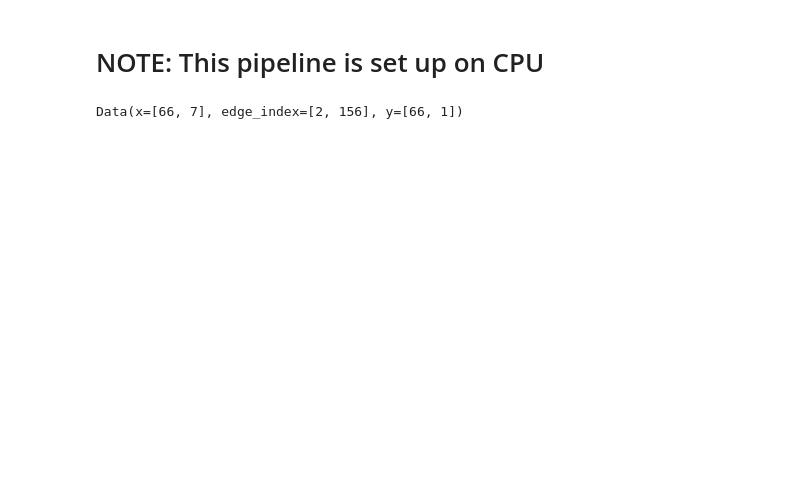
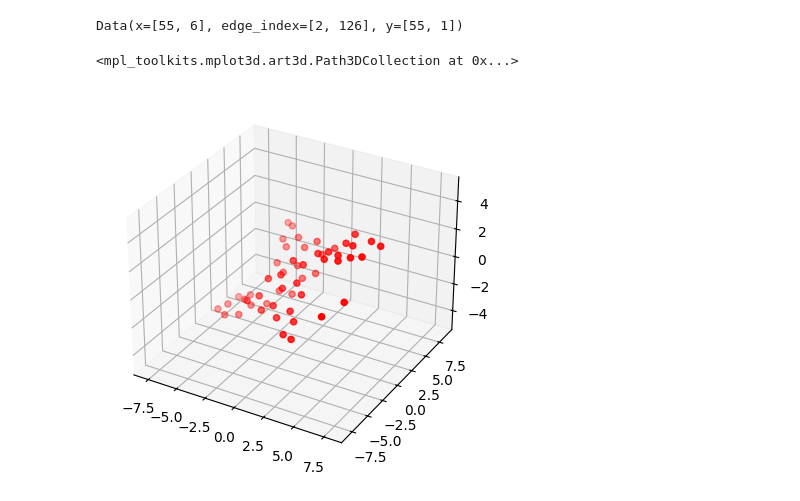
Before and after one commit to yihan-liu/MAG-OCN, a Jupyter notebook: magnetic_moment.ipynb, the cells around one changed output. Cells and saved outputs as stored; diff of their text form; code cells hidden in the pictures; blank space fills up the shorter version.

```diff
--- a/magnetic_moment.ipynb
+++ b/magnetic_moment.ipynb
@@ -12,2 +15,0 @@ from utils import atom_type_to_onehot, pairwise_edges
-# %% [markdown]
-# NOTE: This pipeline is set up on CPU
@@ -73,6 +16,20 @@ class AtomDataset(InMemoryDataset):
 # %%
-dataset = AtomDataset(root='./', cutoff=2.0)
+dataset = AtomDataset(root='./', threshold=2.0)
 data = dataset[0]
 print(data)
 # %% [output]
-Data(x=[66, 7], edge_index=[2, 156], y=[66, 1])
+Data(x=[55, 6], edge_index=[2, 126], y=[55, 1])
+# %%
+augmented_dataset, original_ys = augment_data(data=data, num_new_data=100, moment_noise=2)
+# %%
+import matplotlib.pyplot as plt
+
+coords = augmented_dataset[95].x[:, -3:]
+
+fig = plt.figure()
+ax = fig.add_subplot(111, projection='3d')
+
+ax.scatter(coords[:, 0], coords[:, 1], coords[:, 2], c='r', marker='o')
+# %% [output]
+<mpl_toolkits.mplot3d.art3d.Path3DCollection at 0x...>
+[figure, added]
```
Also changed, not shown: parts of 3 cells of this notebook.
